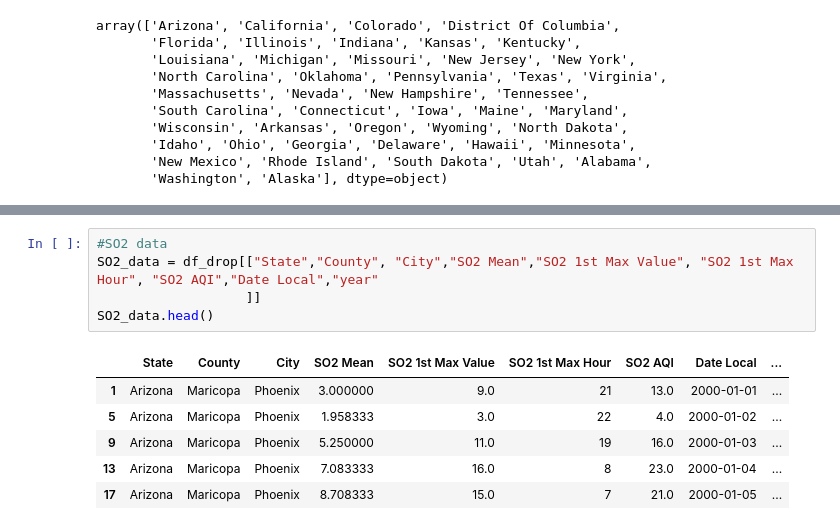
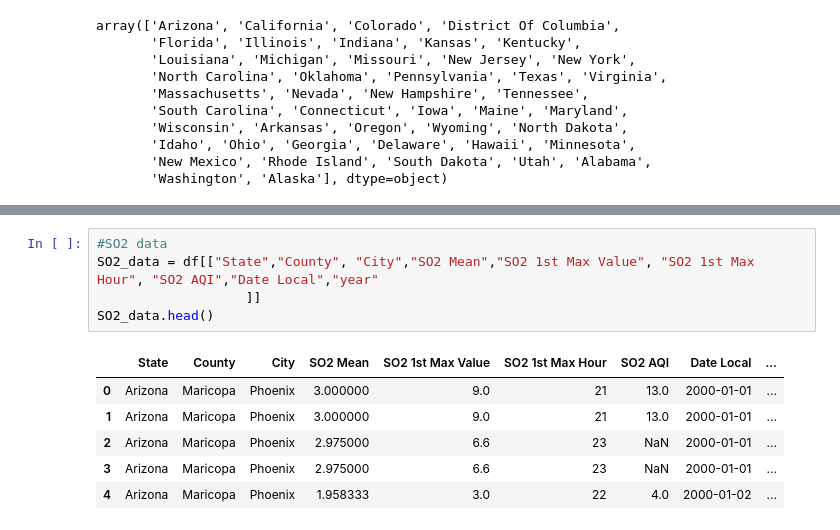
Before and after one commit to sachsjohn/Project_1_Pollution, a Jupyter notebook: Pollution Data.ipynb, the cells around one changed output, grey strips where cells are left out. Saved outputs shown, nothing was run; the diff lists cells and outputs as text.

```diff
--- a/Pollution Data.ipynb
+++ b/Pollution Data.ipynb
@@ -104,12 +123,12 @@ dtype: int64
 # %%
 #SO2 data
-SO2_data = df_drop[["State","County", "City","SO2 Mean","SO2 1st Max Value", "SO2 1st Max Hour", "SO2 AQI","Date Local","year"
+SO2_data = df[["State","County", "City","SO2 Mean","SO2 1st Max Value", "SO2 1st Max Hour", "SO2 AQI","Date Local","year"
                    ]]
 SO2_data.head()
 # %% [output]
 |  | State | County | City | SO2 Mean | SO2 1st Max Value | SO2 1st Max Hour | SO2 AQI | Date Local | ... |
+| 0 | Arizona | Maricopa | Phoenix | 3.000000 | 9.0 | 21 | 13.0 | 2000-01-01 | ... |
 | 1 | Arizona | Maricopa | Phoenix | 3.000000 | 9.0 | 21 | 13.0 | 2000-01-01 | ... |
-| 5 | Arizona | Maricopa | Phoenix | 1.958333 | 3.0 | 22 | 4.0 | 2000-01-02 | ... |
-| 9 | Arizona | Maricopa | Phoenix | 5.250000 | 11.0 | 19 | 16.0 | 2000-01-03 | ... |
-| 13 | Arizona | Maricopa | Phoenix | 7.083333 | 16.0 | 8 | 23.0 | 2000-01-04 | ... |
-| 17 | Arizona | Maricopa | Phoenix | 8.708333 | 15.0 | 7 | 21.0 | 2000-01-05 | ... |
+| 2 | Arizona | Maricopa | Phoenix | 2.975000 | 6.6 | 23 | NaN | 2000-01-01 | ... |
+| 3 | Arizona | Maricopa | Phoenix | 2.975000 | 6.6 | 23 | NaN | 2000-01-01 | ... |
+| 4 | Arizona | Maricopa | Phoenix | 1.958333 | 3.0 | 22 | 4.0 | 2000-01-02 | ... |
```
Also changed, not shown: parts of 56 cells of this notebook, 22 other files.
